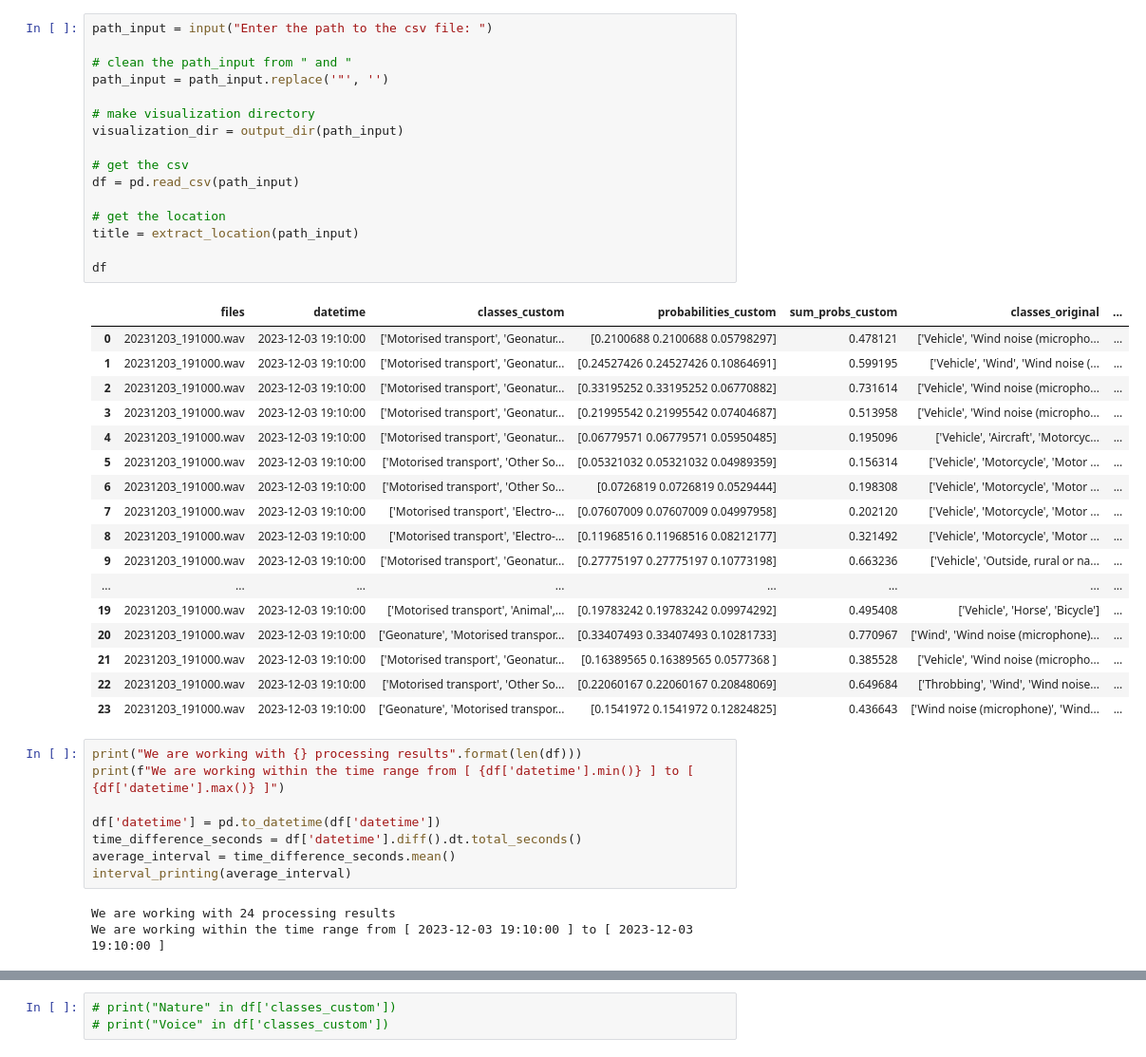
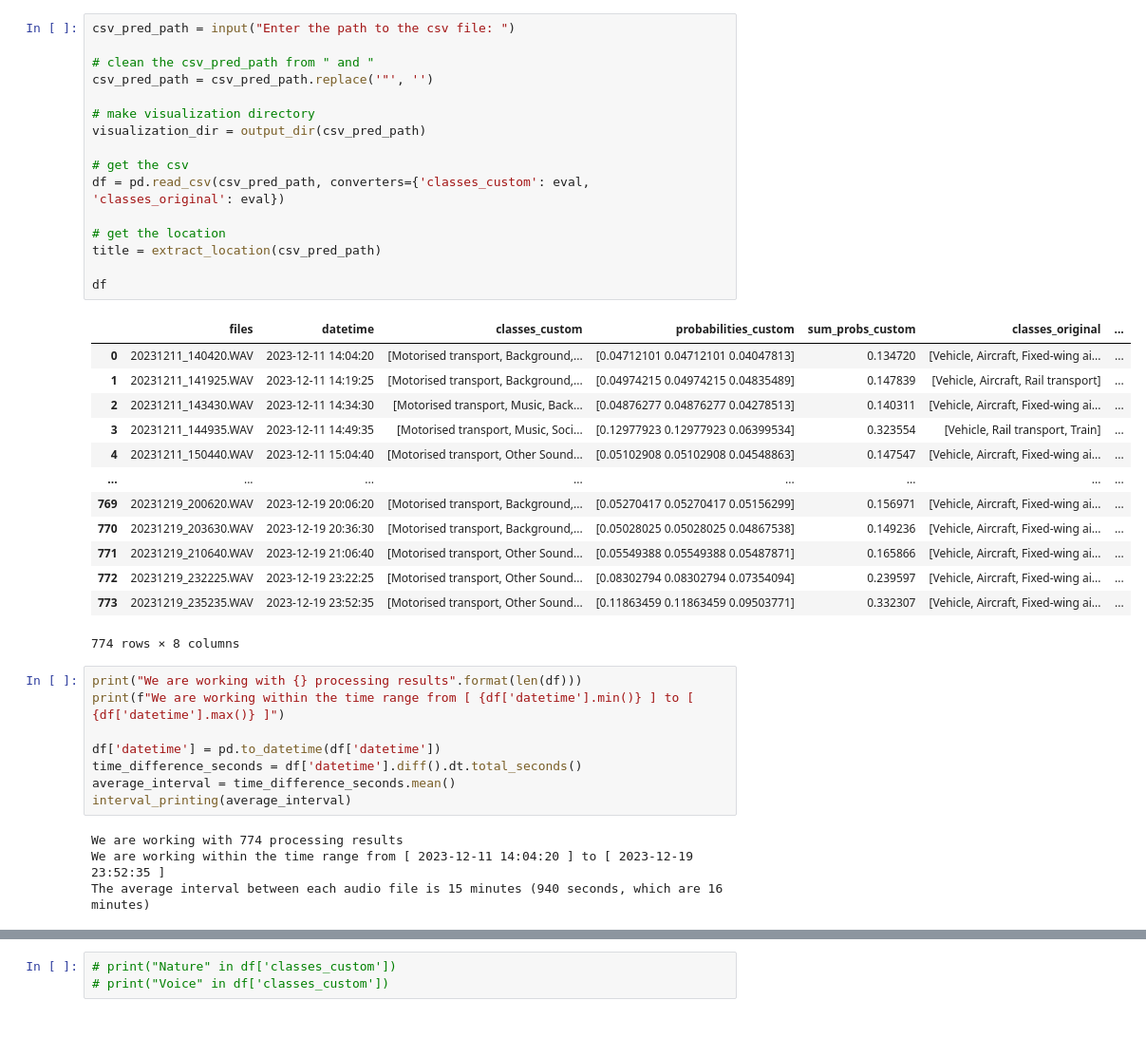
Before and after one commit to aacacustica/Audio_Processing, a Jupyter notebook: AI_Model/Urban_Model/Visualization/predictions_map.ipynb, the cells around one changed output, grey strips where cells are left out. Shown at 95% size. Saved outputs shown, nothing was run; the diff lists cells and outputs as text; blank space fills up the shorter version.

```diff
--- a/AI_Model/Urban_Model/Visualization/predictions_map.ipynb
+++ b/AI_Model/Urban_Model/Visualization/predictions_map.ipynb
@@ -149,37 +142,33 @@ def output_dir(path: str):
 # %%
-path_input = input("Enter the path to the csv file: ")
+csv_pred_path = input("Enter the path to the csv file: ")
 
-# clean the path_input from " and "
-path_input = path_input.replace('"', '')
+# clean the csv_pred_path from " and "
+csv_pred_path = csv_pred_path.replace('"', '')
 
 # make visualization directory
-visualization_dir = output_dir(path_input)
+visualization_dir = output_dir(csv_pred_path)
 
 # get the csv
-df = pd.read_csv(path_input)
+df = pd.read_csv(csv_pred_path, converters={'classes_custom': eval, 'classes_original': eval})
 
 # get the location
-title = extract_location(path_input)
+title = extract_location(csv_pred_path)
 
 df
 # %% [output]
 |  | files | datetime | classes_custom | probabilities_custom | sum_probs_custom | classes_original | ... |
-| 0 | 20231203_191000.wav | 2023-12-03 19:10:00 | ['Motorised transport', 'Geonatur... | [0.2100688 0.2100688 0.05798297] | 0.478121 | ['Vehicle', 'Wind noise (micropho... | ... |
-| 1 | 20231203_191000.wav | 2023-12-03 19:10:00 | ['Motorised transport', 'Geonatur... | [0.24527426 0.24527426 0.10864691] | 0.599195 | ['Vehicle', 'Wind', 'Wind noise (... | ... |
-| 2 | 20231203_191000.wav | 2023-12-03 19:10:00 | ['Motorised transport', 'Geonatur... | [0.33195252 0.33195252 0.06770882] | 0.731614 | ['Vehicle', 'Wind noise (micropho... | ... |
-| 3 | 20231203_191000.wav | 2023-12-03 19:10:00 | ['Motorised transport', 'Geonatur... | [0.21995542 0.21995542 0.07404687] | 0.513958 | ['Vehicle', 'Wind noise (micropho... | ... |
-| 4 | 20231203_191000.wav | 2023-12-03 19:10:00 | ['Motorised transport', 'Geonatur... | [0.06779571 0.06779571 0.05950485] | 0.195096 | ['Vehicle', 'Aircraft', 'Motorcyc... | ... |
-| 5 | 20231203_191000.wav | 2023-12-03 19:10:00 | ['Motorised transport', 'Other So... | [0.05321032 0.05321032 0.04989359] | 0.156314 | ['Vehicle', 'Motorcycle', 'Motor ... | ... |
-| 6 | 20231203_191000.wav | 2023-12-03 19:10:00 | ['Motorised transport', 'Other So... | [0.0726819 0.0726819 0.0529444] | 0.198308 | ['Vehicle', 'Motorcycle', 'Motor ... | ... |
-| 7 | 20231203_191000.wav | 2023-12-03 19:10:00 | ['Motorised transport', 'Electro-... | [0.07607009 0.07607009 0.04997958] | 0.202120 | ['Vehicle', 'Motorcycle', 'Motor ... | ... |
-| 8 | 20231203_191000.wav | 2023-12-03 19:10:00 | ['Motorised transport', 'Electro-... | [0.11968516 0.11968516 0.08212177] | 0.321492 | ['Vehicle', 'Motorcycle', 'Motor ... | ... |
-| 9 | 20231203_191000.wav | 2023-12-03 19:10:00 | ['Motorised transport', 'Geonatur... | [0.27775197 0.27775197 0.10773198] | 0.663236 | ['Vehicle', 'Outside, rural or na... | ... |
+| 0 | 20231211_140420.WAV | 2023-12-11 14:04:20 | [Motorised transport, Background,... | [0.04712101 0.04712101 0.04047813] | 0.134720 | [Vehicle, Aircraft, Fixed-wing ai... | ... |
+| 1 | 20231211_141925.WAV | 2023-12-11 14:19:25 | [Motorised transport, Background,... | [0.04974215 0.04974215 0.04835489] | 0.147839 | [Vehicle, Aircraft, Rail transport] | ... |
+| 2 | 20231211_143430.WAV | 2023-12-11 14:34:30 | [Motorised transport, Music, Back... | [0.04876277 0.04876277 0.04278513] | 0.140311 | [Vehicle, Aircraft, Fixed-wing ai... | ... |
+| 3 | 20231211_144935.WAV | 2023-12-11 14:49:35 | [Motorised transport, Music, Soci... | [0.12977923 0.12977923 0.06399534] | 0.323554 | [Vehicle, Rail transport, Train] | ... |
+| 4 | 20231211_150440.WAV | 2023-12-11 15:04:40 | [Motorised transport, Other Sound... | [0.05102908 0.05102908 0.04548863] | 0.147547 | [Vehicle, Aircraft, Fixed-wing ai... | ... |
 | ... | ... | ... | ... | ... | ... | ... | ... |
-| 19 | 20231203_191000.wav | 2023-12-03 19:10:00 | ['Motorised transport', 'Animal',... | [0.19783242 0.19783242 0.09974292] | 0.495408 | ['Vehicle', 'Horse', 'Bicycle'] | ... |
-| 20 | 20231203_191000.wav | 2023-12-03 19:10:00 | ['Geonature', 'Motorised transpor... | [0.33407493 0.33407493 0.10281733] | 0.770967 | ['Wind', 'Wind noise (microphone)... | ... |
-| 21 | 20231203_191000.wav | 2023-12-03 19:10:00 | ['Motorised transport', 'Geonatur... | [0.16389565 0.16389565 0.0577368 ] | 0.385528 | ['Vehicle', 'Wind noise (micropho... | ... |
-| 22 | 20231203_191000.wav | 2023-12-03 19:10:00 | ['Motorised transport', 'Other So... | [0.22060167 0.22060167 0.20848069] | 0.649684 | ['Throbbing', 'Wind', 'Wind noise... | ... |
-| 23 | 20231203_191000.wav | 2023-12-03 19:10:00 | ['Geonature', 'Motorised transpor... | [0.1541972 0.1541972 0.12824825] | 0.436643 | ['Wind noise (microphone)', 'Wind... | ... |
+| 769 | 20231219_200620.WAV | 2023-12-19 20:06:20 | [Motorised transport, Background,... | [0.05270417 0.05270417 0.05156299] | 0.156971 | [Vehicle, Aircraft, Fixed-wing ai... | ... |
+| 770 | 20231219_203630.WAV | 2023-12-19 20:36:30 | [Motorised transport, Background,... | [0.05028025 0.05028025 0.04867538] | 0.149236 | [Vehicle, Aircraft, Fixed-wing ai... | ... |
+| 771 | 20231219_210640.WAV | 2023-12-19 21:06:40 | [Motorised transport, Other Sound... | [0.05549388 0.05549388 0.05487871] | 0.165866 | [Vehicle, Aircraft, Fixed-wing ai... | ... |
+| 772 | 20231219_232225.WAV | 2023-12-19 23:22:25 | [Motorised transport, Other Sound... | [0.08302794 0.08302794 0.07354094] | 0.239597 | [Vehicle, Aircraft, Fixed-wing ai... | ... |
+| 773 | 20231219_235235.WAV | 2023-12-19 23:52:35 | [Motorised transport, Other Sound... | [0.11863459 0.11863459 0.09503771] | 0.332307 | [Vehicle, Aircraft, Fixed-wing ai... | ... |
+774 rows × 8 columns
 # %%
 print("We are working with {} processing results".format(len(df)))
 print(f"We are working within the time range from [ {df['datetime'].min()} ] to [ {df['datetime'].max()} ]")
@@ -189,7 +178,8 @@ time_difference_seconds = df['datetime'].diff().dt.total_seconds()
 average_interval = time_difference_seconds.mean()
 interval_printing(average_interval)
 # %% [output]
-We are working with 24 processing results
-We are working within the time range from [ 2023-12-03 19:10:00 ] to [ 2023-12-03 19:10:00 ]
+We are working with 774 processing results
+We are working within the time range from [ 2023-12-11 14:04:20 ] to [ 2023-12-19 23:52:35 ]
+The average interval between each audio file is 15 minutes (940 seconds, which are 16 minutes)
 # %%
 # convert string to list
```
Also changed, not shown: parts of 27 cells of this notebook, 7 other files.
